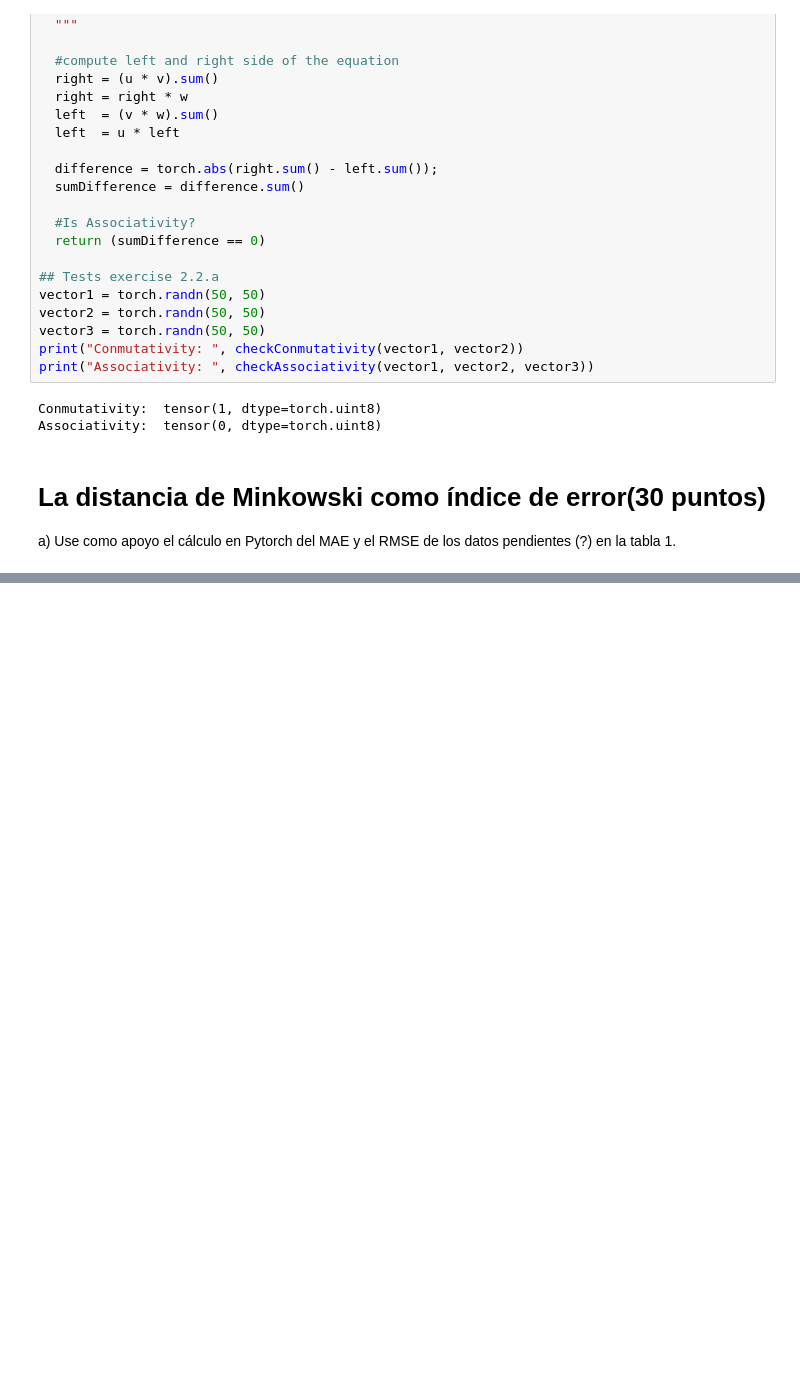
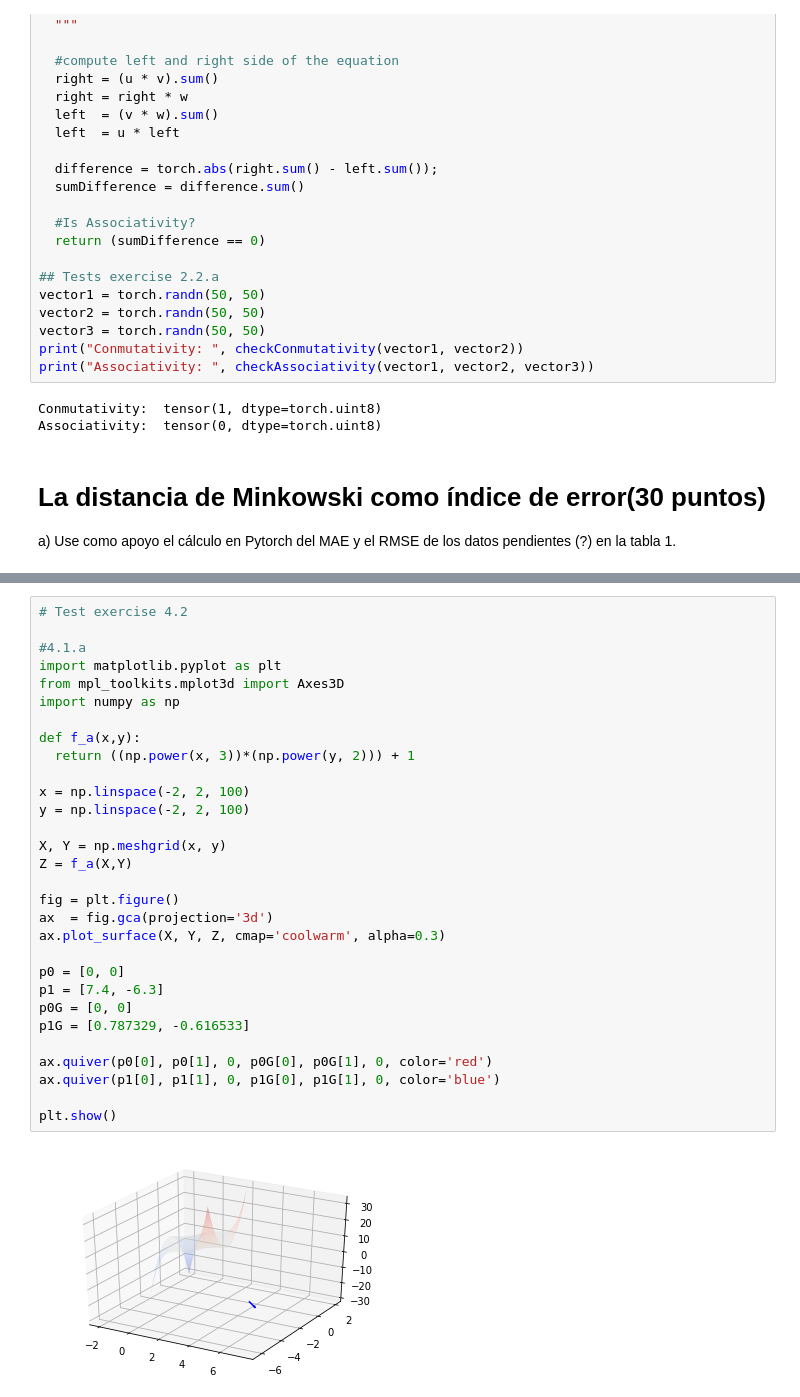
Before and after one commit to fmejias/CienciasDeLosDatosTEC, a Jupyter notebook: TP0/TP0.ipynb, the cells around one changed output, grey strips where cells are left out. Cells and saved outputs as stored; diff of their text form; blank space fills up the shorter version.

```diff
--- a/TP0/TP0.ipynb
+++ b/TP0/TP0.ipynb
@@ -542,0 +503,32 @@ Associativity:  tensor(0, dtype=torch.uint8)
+# %%
+# Test exercise 4.2
+
+#4.1.a
+import matplotlib.pyplot as plt
+from mpl_toolkits.mplot3d import Axes3D
+import numpy as np
+
+def f_a(x,y):
+  return ((np.power(x, 3))*(np.power(y, 2))) + 1
+
+x = np.linspace(-2, 2, 100)
+y = np.linspace(-2, 2, 100)
+
+X, Y = np.meshgrid(x, y)
+Z = f_a(X,Y)
+
+fig = plt.figure()
+ax  = fig.gca(projection='3d')
+ax.plot_surface(X, Y, Z, cmap='coolwarm', alpha=0.3)
+
+p0 = [0, 0]
+p1 = [7.4, -6.3]
+p0G = [0, 0]
+p1G = [0.787329, -0.616533]
+
+ax.quiver(p0[0], p0[1], 0, p0G[0], p0G[1], 0, color='red')
+ax.quiver(p1[0], p1[1], 0, p1G[0], p1G[1], 0, color='blue')
+
+plt.show()
+# %% [output]
+[figure, added]
```
Also changed, not shown: parts of 6 cells of this notebook.
